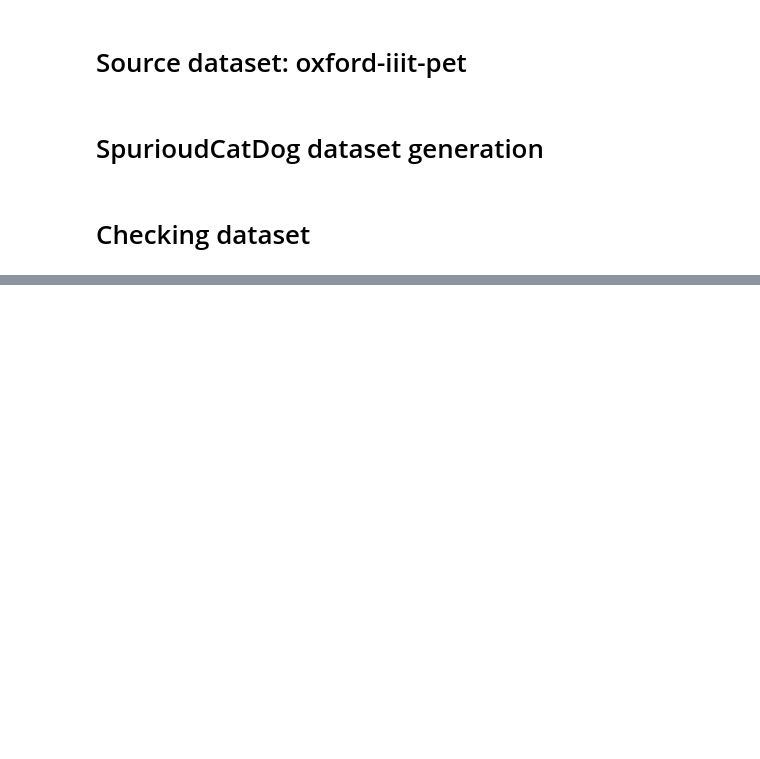
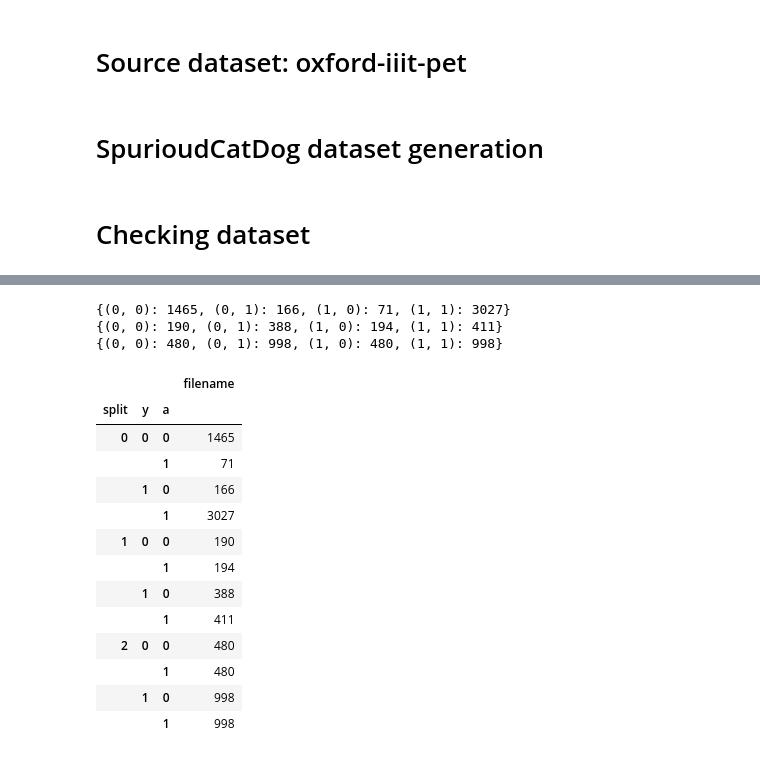
Before and after one commit to joshua840/ConceptualSensitivityRegularization, a Jupyter notebook: notebooks/dataset_internal/analysis_for_catdog_dataset.ipynb, the cells around one changed output, grey strips where cells are left out. Saved outputs shown, nothing was run; the diff lists cells and outputs as text; code cells hidden in the pictures; blank space fills up the shorter version.

```diff
--- a/notebooks/dataset_internal/analysis_for_catdog_dataset.ipynb
+++ b/notebooks/dataset_internal/analysis_for_catdog_dataset.ipynb
@@ -100,2 +42,31 @@ df.groupby(['species', 'split', 'y', 'place']).count().pivot_table(index=['split
+# %%
+tr.verbose()
+val.verbose()
+te.verbose()
+# %% [output]
+{(0, 0): 1465, (0, 1): 166, (1, 0): 71, (1, 1): 3027}
+{(0, 0): 190, (0, 1): 388, (1, 0): 194, (1, 1): 411}
+{(0, 0): 480, (0, 1): 998, (1, 0): 480, (1, 1): 998}
+# %%
+metadata_path = '/media/disk1/Data/SpuriousCatDog/metadata_catdog.csv'
+
+# to dataframe
+import pandas as pd
+df = pd.read_csv(metadata_path)
 # %%
-df.groupby(['split', 'y', 'place']).count()
+df.groupby(['split','y', 'a']).count()
+# %% [output]
+|  |  |  | filename |
+| split | y | a |  |
+| 0 | 0 | 0 | 1465 |
+|  |  | 1 | 71 |
+|  | 1 | 0 | 166 |
+|  |  | 1 | 3027 |
+| 1 | 0 | 0 | 190 |
+|  |  | 1 | 194 |
+|  | 1 | 0 | 388 |
+|  |  | 1 | 411 |
+| 2 | 0 | 0 | 480 |
+|  |  | 1 | 480 |
+|  | 1 | 0 | 998 |
+|  |  | 1 | 998 |
```
Also changed, not shown: parts of 18 cells of this notebook, 36 other files.
